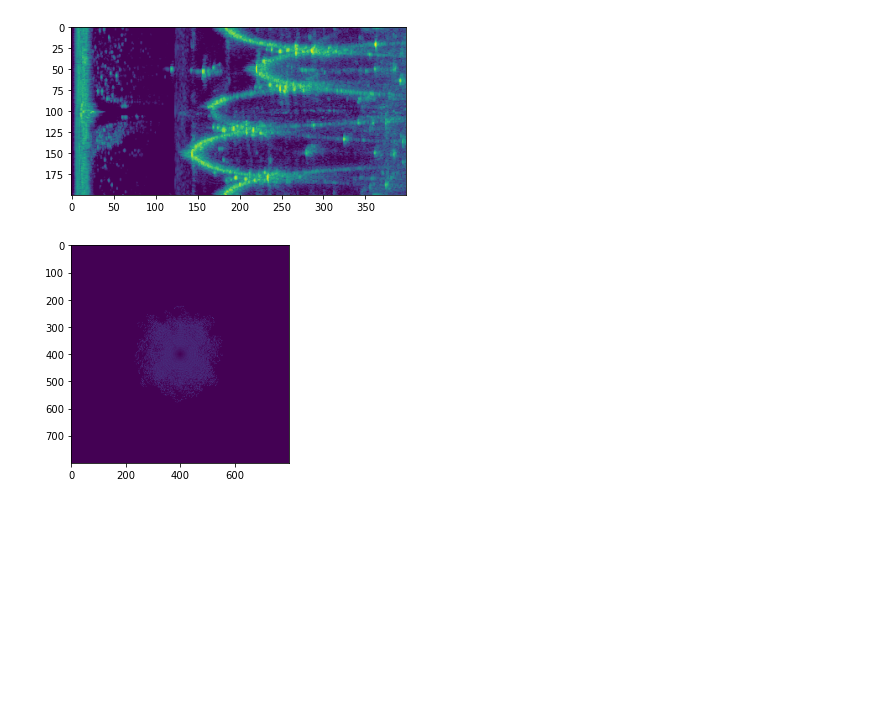
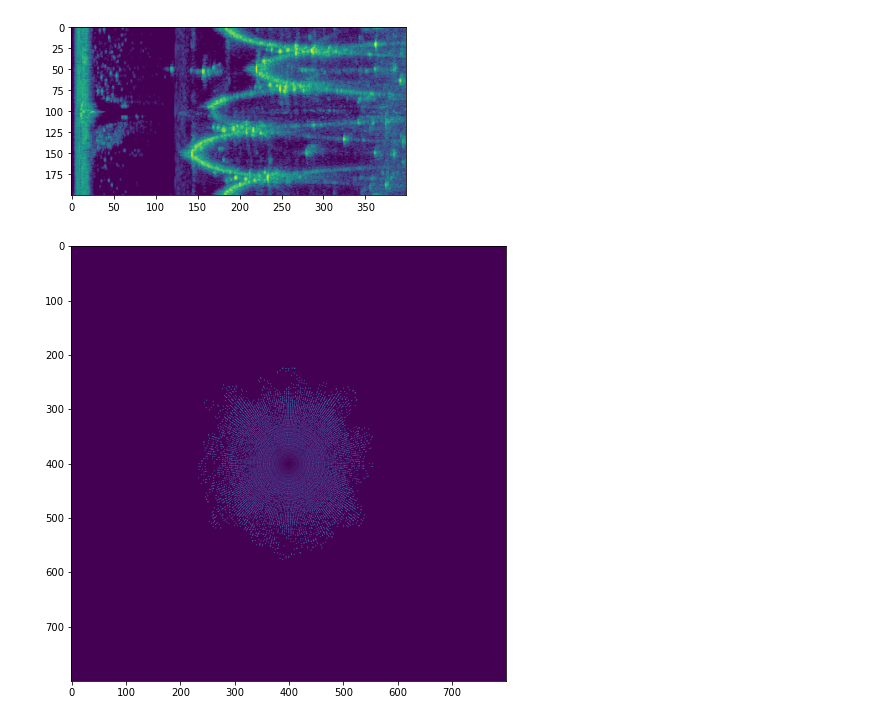
Before and after one commit to JoaoCostaIFG/slam, a Jupyter notebook: preproc.ipynb, the cells around one changed output. Drawn from its saved outputs; the diff is of its cells as text; code cells hidden in the pictures; blank space fills up the shorter version.

```diff
--- a/preproc.ipynb
+++ b/preproc.ipynb
@@ -122,34 +123,35 @@ genPolarImg(first_scan)
 # %%
 from math import radians, cos, sin
 
 def genCartImg(scan, outfile="cartesian.png"):
     s = 800
     img_pre = [[(0, 0) for _ in range(s)] for _ in range(s)]
     x0 = s//2
     y0 = s//2
 
-    # we need to keep count of the number of times a pixel is affected and
-    # then get the mean of the values
+    # we need to keep count of the number of times a pixel is affected
+    # and then get the mean of the values
     for index, scanrow in scan.iterrows():
         angle = radians(scanrow["angle"])
         for intensity in scanrow["intensities"]:
-            x = round(x0 + intensity * cos(angle))
-            y = round(y0 + intensity * sin(angle))
+            x = x0 + round(intensity * cos(angle))
+            y = y0 + round(intensity * sin(angle))
             pixel_info = img_pre[y][x]
             img_pre[y][x] = (pixel_info[0]+intensity, pixel_info[1]+1)
 
     img = [[0 for _ in range(s)] for _ in range(s)]
     for y in range(s):
         for x in range(s):
             pixel_info = img_pre[y][x]
             if pixel_info[1] != 0: # we only care about updated pixels
                 img[y][x] = round(pixel_info[0] / pixel_info[1])
 
     with open(outfile, "wb+") as f:
         w = png.Writer(len(img[0]), len(img), greyscale=True)
         w.write(f, img)
+    plt.figure(figsize=(8.0, 8.0))
     plt.imshow(mpimg.imread(outfile));
 
 genCartImg(first_scan)
 # %% [output]
-[figure, old version]
+[figure, new version]
```
Also changed, not shown: parts of 1 cell of this notebook.
